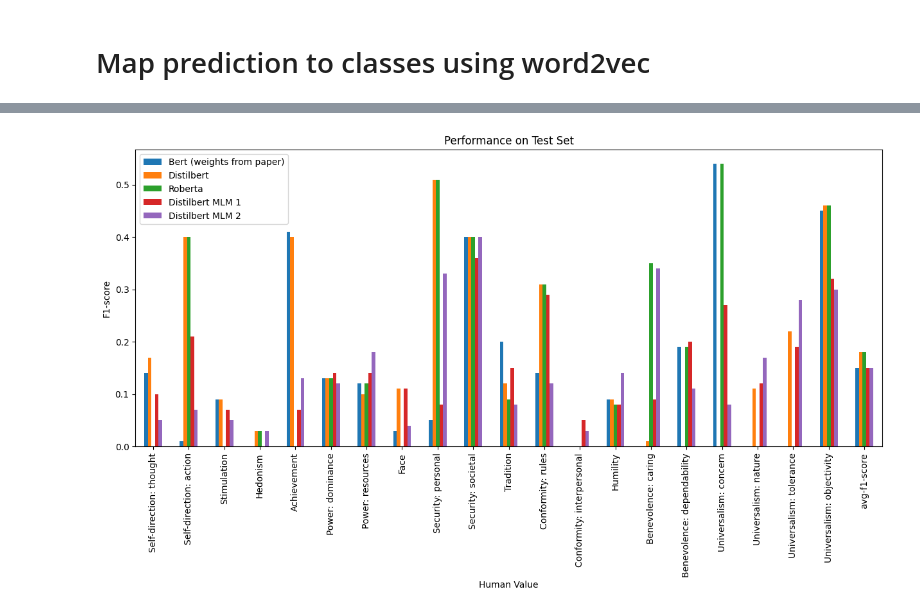
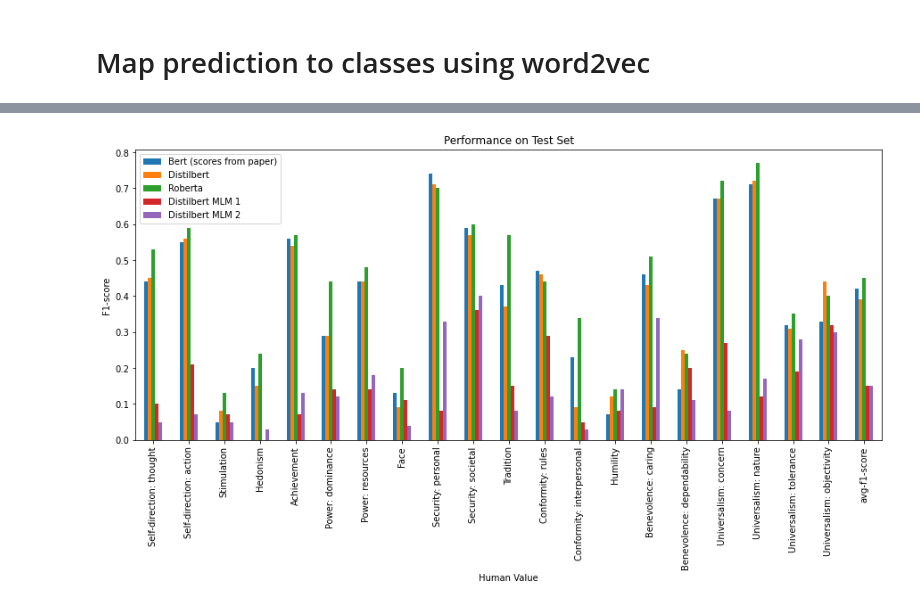
Before and after one commit to Lisa-dk/LTP, a Jupyter notebook: notebook.ipynb, the cells around one changed output, grey strips where cells are left out. Saved outputs shown, nothing was run; the diff lists cells and outputs as text; code cells hidden in the pictures.

```diff
--- a/notebook.ipynb
+++ b/notebook.ipynb
@@ -19,0 +26,7 @@ To enable the following instructions: AVX2 FMA, in other operations, rebuild Ten
+# %%
+nltk.download('stopwords')
+nltk.download('wordnet')
+np.random.seed(42)
+
+def saveplot(title, folder="figures"):
+    plt.savefig(os.path.join(folder, title + ".pdf"), bbox_inches="tight")
@@ -463,12 +304,11 @@ model_checkpoint = "distilbert-base-uncased"
 distilbert_model = AutoModelForMaskedLM.from_pretrained(model_checkpoint)
 distilbert_tokenizer = AutoTokenizer.from_pretrained(model_checkpoint)
 
-
 def get_predictions(column):
 
     predictions = []
 
-    for text in data["test"][column]:
+    for text in tqdm(data["test"][column]):
 
         inputs = distilbert_tokenizer(text, return_tensors="pt")
         token_logits = distilbert_model(**inputs).logits
@@ -492,11 +332,7 @@ predictions_2 = get_predictions("Argument_2_mask")
 # %% [markdown]
 # Map prediction to classes using word2vec
 # %%
-from gensim import models
-import numpy as np
-from gensim.models import KeyedVectors
-
-word2vec_path = "C:\Work\RUG\Master\Language technology project\GoogleNews-vectors-negative300.bin" # get this from: https://drive.google.com/file/d/0B7XkCwpI5KDYNlNUTTlSS21pQmM/edit?usp=sharing
+word2vec_path = "GoogleNews-vectors-negative300.bin" # get this from: https://drive.google.com/file/d/0B7XkCwpI5KDYNlNUTTlSS21pQmM/edit?usp=sharing
 model = models.KeyedVectors.load_word2vec_format(word2vec_path, binary=True)
 # %%
 def map_words_to_classes(candidate_words, classes, num_classes):
@@ -618,2 +450,6 @@ def test_mlm(data, classes, type=1):
 f1_scores_mlm_1 = test_mlm(data["test"], classes, type=1)
 f1_scores_mlm_2 = test_mlm(data["test"], classes, type=2)
+# %%
+f1_scores_roberta_aug_test = test(data["test"], classes, "nikolai40/human-values-roberta-aug", "roberta-base")
+f1_scores_distilbert_aug_test = test(data["test"], classes, "nikolai40/human-values-distilbert-aug", "distilbert-base-uncased")
+bert_website_test = [0.44,0.55,0.05,0.20,0.56,0.29,0.44,0.13,0.74,0.59,0.43,0.47,0.23,0.07,0.46,0.14,0.67,0.71,0.32,0.33, 0.42]
@@ -620,16 +463,17 @@ f1_scores_mlm_2 = test_mlm(data["test"], classes, type=2)
 # %%
-df = pd.DataFrame({ "Human Value": f1_scores_mlm_1.keys(),
-                   "Bert (weights from paper)": f1_scores_bert.values(),
-                   "Distilbert": f1_scores_distilbert.values(),
-                   "Roberta": f1_scores_roberta.values(),
+df = pd.DataFrame({"Human Value": f1_scores_distilbert_aug_test.keys(),
+                   "Bert (scores from paper)": bert_website_test,
+                   "Distilbert": f1_scores_distilbert_aug_test.values(),
+                   "Roberta": f1_scores_roberta_aug_test.values(),
                    "Distilbert MLM 1": f1_scores_mlm_1.values(),
                    "Distilbert MLM 2": f1_scores_mlm_2.values()})
 
 df.head()
 plt.rcParams["figure.figsize"] = (15,6)
-df.plot(x="Human Value", y=["Bert (weights from paper)", "Distilbert", "Roberta", "Distilbert MLM 1", "Distilbert MLM 2"], kind="bar")
+df.plot(x="Human Value", y=["Bert (scores from paper)", "Distilbert", "Roberta", "Distilbert MLM 1", "Distilbert MLM 2"], kind="bar")
 plt.title("Performance on Test Set")
 plt.ylabel("F1-score")
+saveplot("final_results")
 plt.show()
 # %% [output]
-[figure, old version]
+[figure, new version]
```
Also changed, not shown: parts of 22 cells of this notebook, 14 other files.
